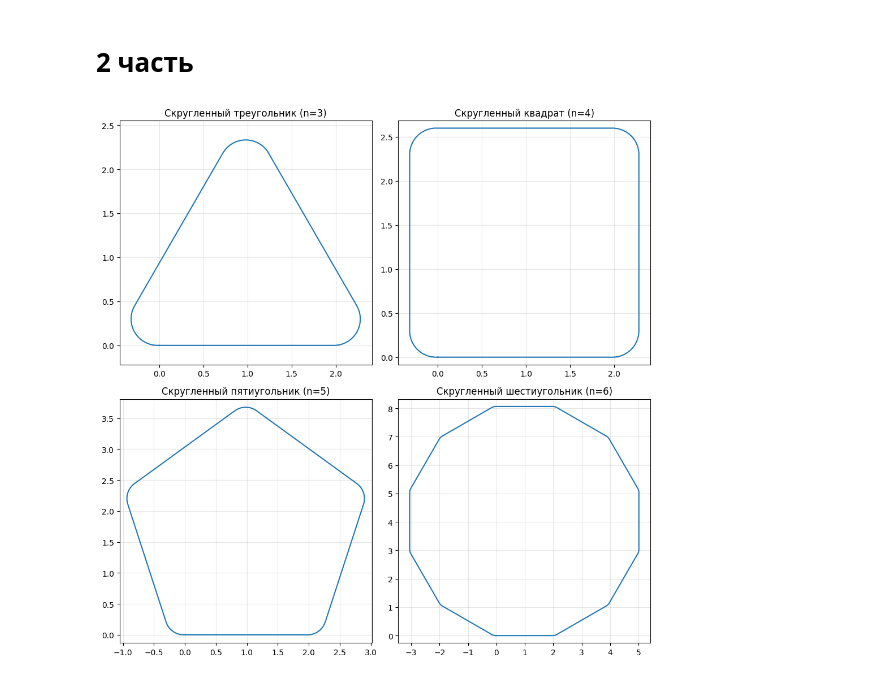
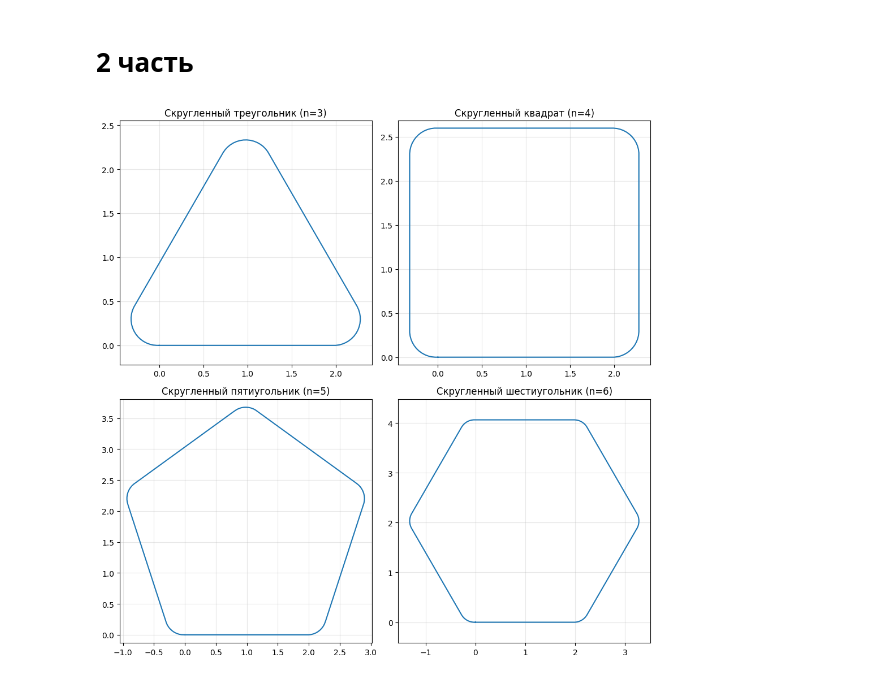
Before and after one commit to ivan-khavanov/my-first-repo, a Jupyter notebook: dz4.ipynb, the cells around one changed output. Drawn from its saved outputs; the diff is of its cells as text; code cells hidden in the pictures.

```diff
--- a/dz4.ipynb
+++ b/dz4.ipynb
@@ -187,32 +187,32 @@ plt.axis('equal'); plt.grid(True, alpha=0.3)
 
 # 2) Скругленный квадрат
 plt.subplot(2, 2, 2)
 r2 = Robot("rounded-4", speed=8.0, dt=0.005)
 r2.draw_rounded_polygon(n=4, side_length=2.0, radius=0.3)
 x2, y2 = zip(*r2.history)
 plt.plot(x2, y2, '-')
 plt.title("Скругленный квадрат (n=4)")
 plt.axis('equal'); plt.grid(True, alpha=0.3)
 
 # 3) Скругленный пятиугольник
 plt.subplot(2, 2, 3)
 r3 = Robot("rounded-5", speed=8.0, dt=0.005)
 r3.draw_rounded_polygon(n=5, side_length=2.0, radius=0.3)
 x3, y3 = zip(*r3.history)
 plt.plot(x3, y3, '-')
 plt.title("Скругленный пятиугольник (n=5)")
 plt.axis('equal'); plt.grid(True, alpha=0.3)
 
 # 4) Скругленный шестиугольник
 plt.subplot(2, 2, 4)
 r4 = Robot("rounded-6", speed=8.0, dt=0.005)
-r4.draw_rounded_polygon(n=12, side_length=2.0, radius=0.3)
+r4.draw_rounded_polygon(n=6, side_length=2.0, radius=0.3)
 x4, y4 = zip(*r4.history)
 plt.plot(x4, y4, '-')
 plt.title("Скругленный шестиугольник (n=6)")
 plt.axis('equal'); plt.grid(True, alpha=0.3)
 
 plt.tight_layout()
 plt.show()
 # %% [output]
-[figure, old version]
+[figure, new version]
```
